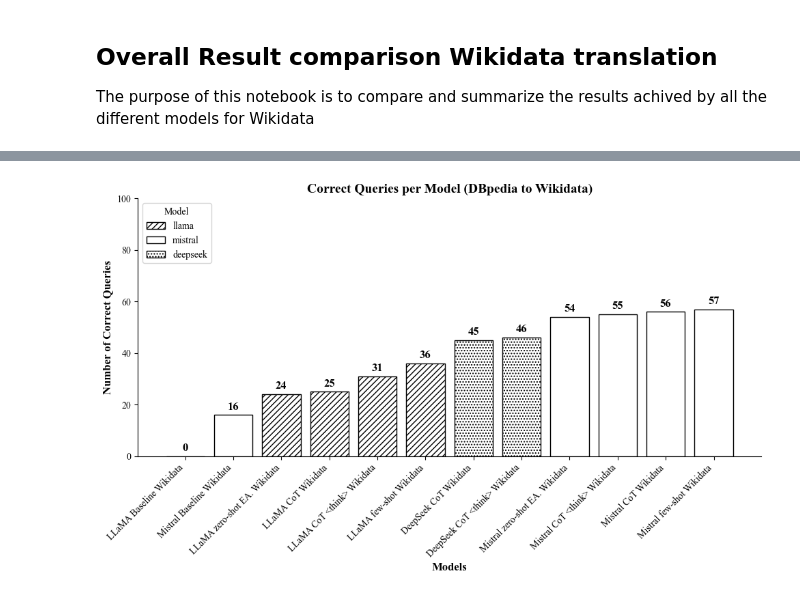
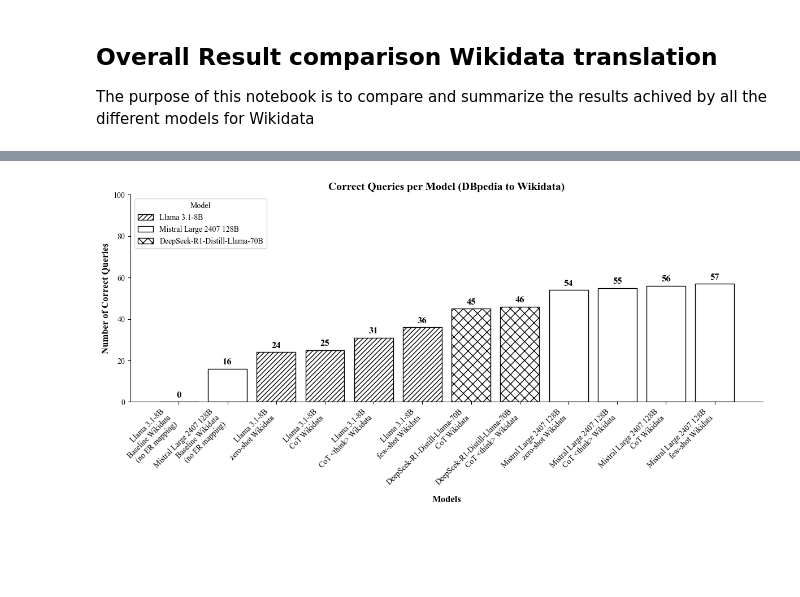
Before and after one commit to semantic-systems/Automatic-SPARQL-translation, a Jupyter notebook: Result-comparison/results_wikidata_translation.ipynb, the cells around one changed output, grey strips where cells are left out. Saved outputs shown, nothing was run; the diff lists cells and outputs as text; code cells hidden in the pictures; blank space fills up the shorter version.

```diff
--- a/Result-comparison/results_wikidata_translation.ipynb
+++ b/Result-comparison/results_wikidata_translation.ipynb
@@ -324,59 +324,73 @@ correct_counts = df_correctness[model_columns].sum().sort_values(ascending=True)
 hatch_mapping = {
     "llama": "////",
     "mistral": "",
-    "deepseek": "....",
+    "deepseek": "xx",
 }
 
 # Assign hatching patterns based on model names
 bar_hatches = []
 for model in correct_counts.index:
-    if "llama" in model.lower():
-        bar_hatches.append(hatch_mapping["llama"])
+    if "deepseek" in model.lower():
+        bar_hatches.append(hatch_mapping["deepseek"])
     elif "mistral" in model.lower():
         bar_hatches.append(hatch_mapping["mistral"])
-    elif "deepseek" in model.lower():
-        bar_hatches.append(hatch_mapping["deepseek"])
+    elif "llama" in model.lower():
+        bar_hatches.append(hatch_mapping["llama"])
     else:
-        bar_hatches.append("")  # Default to no hatch for unknown models
+        bar_hatches.append("")
 
 # Create a bar chart
-fig, ax = plt.subplots(figsize=(10, 6))
+fig, ax = plt.subplots(figsize=(12, 6))
 bars = ax.bar(correct_counts.index, correct_counts.values, color="white", edgecolor="black")
 
 # Apply hatching to the bars
 for bar, hatch in zip(bars, bar_hatches):
     bar.set_hatch(hatch)
 
 # Add value labels on top of the bars
 for bar in bars:
     height = bar.get_height()
     ax.text(bar.get_x() + bar.get_width() / 2, height + 1, str(int(height)),
             ha='center', va='bottom', fontsize=12, fontweight="bold")
 
 # Set y-axis limit to 100
 ax.set_ylim(0, 100)
 
 # Labeling
 ax.set_xlabel("Models", fontsize=12, fontweight="bold")
 ax.set_ylabel("Number of Correct Queries", fontsize=12, fontweight="bold")
 ax.set_title("Correct Queries per Model (DBpedia to Wikidata)", fontsize=14, fontweight="bold")
 
-# Format x-ticks
+# Format x-ticks with split labels (line breaks for better readability)
 ax.set_xticks(np.arange(len(correct_counts.index)))
-ax.set_xticklabels(correct_counts.index, rotation=45, ha="right", fontsize=10)
+new_labels = [label.replace(" CoT", "\nCoT")
+                    .replace(" zero-shot", "\nzero-shot")
+                    .replace(" few-shot", "\nfew-shot")
+                    .replace(" Baseline", "\nBaseline")
+                    .replace(" (no ER mapping)", "\n(no ER mapping)")
+              for label in correct_counts.index]
+ax.set_xticklabels(new_labels, rotation=45, ha="right", fontsize=10)
 
 # Grid lines for readability
 ax.spines["top"].set_visible(False)
 ax.spines["right"].set_visible(False)
 
-# Add a legend with hatching patterns
-legend_labels = ["llama", "mistral", "deepseek"]
-legend_patches = [plt.Rectangle((0, 0), 1, 1, hatch=hatch_mapping[key], edgecolor="black", facecolor="white") for key in hatch_mapping]
+# Updated legend labels
+legend_labels = [
+    "Llama 3.1-8B",
+    "Mistral Large 2407 128B",
+    "DeepSeek-R1-Distill-Llama-70B"
+]
+legend_patches = [
+    plt.Rectangle((0, 0), 1, 1, hatch=hatch_mapping["llama"], edgecolor="black", facecolor="white"),
+    plt.Rectangle((0, 0), 1, 1, hatch=hatch_mapping["mistral"], edgecolor="black", facecolor="white"),
+    plt.Rectangle((0, 0), 1, 1, hatch=hatch_mapping["deepseek"], edgecolor="black", facecolor="white")
+]
 ax.legend(legend_patches, legend_labels, loc="upper left", title="Model", fontsize=10)
 
 # Display the chart
 plt.tight_layout()
 plt.savefig("correct_queries_Wikidata_hatched.png", dpi=300, bbox_inches='tight')
 plt.show()
 # %% [output]
-[figure, old version]
+[figure, new version]
```
Also changed, not shown: parts of 3 cells of this notebook, 14 other files.
